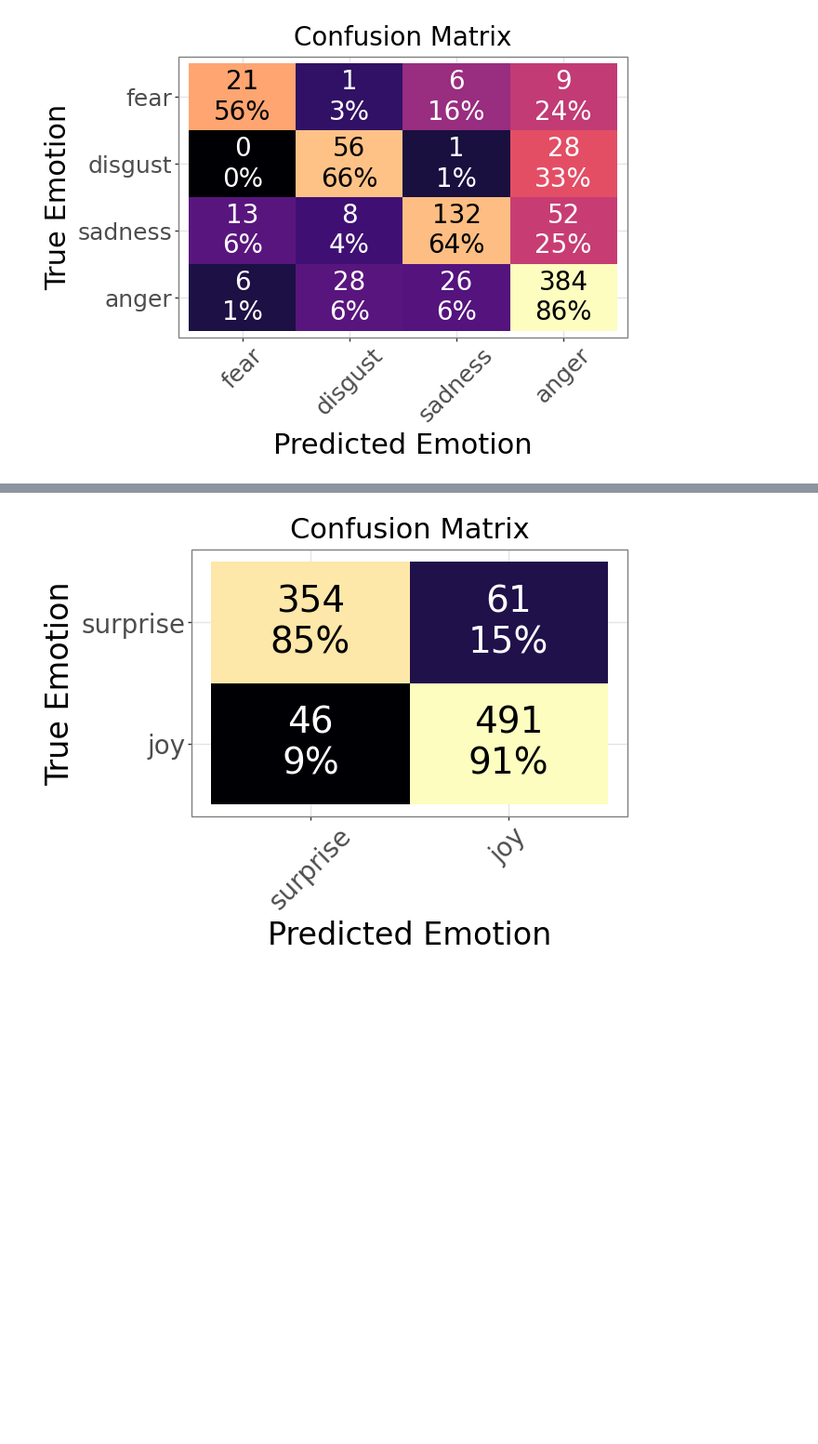
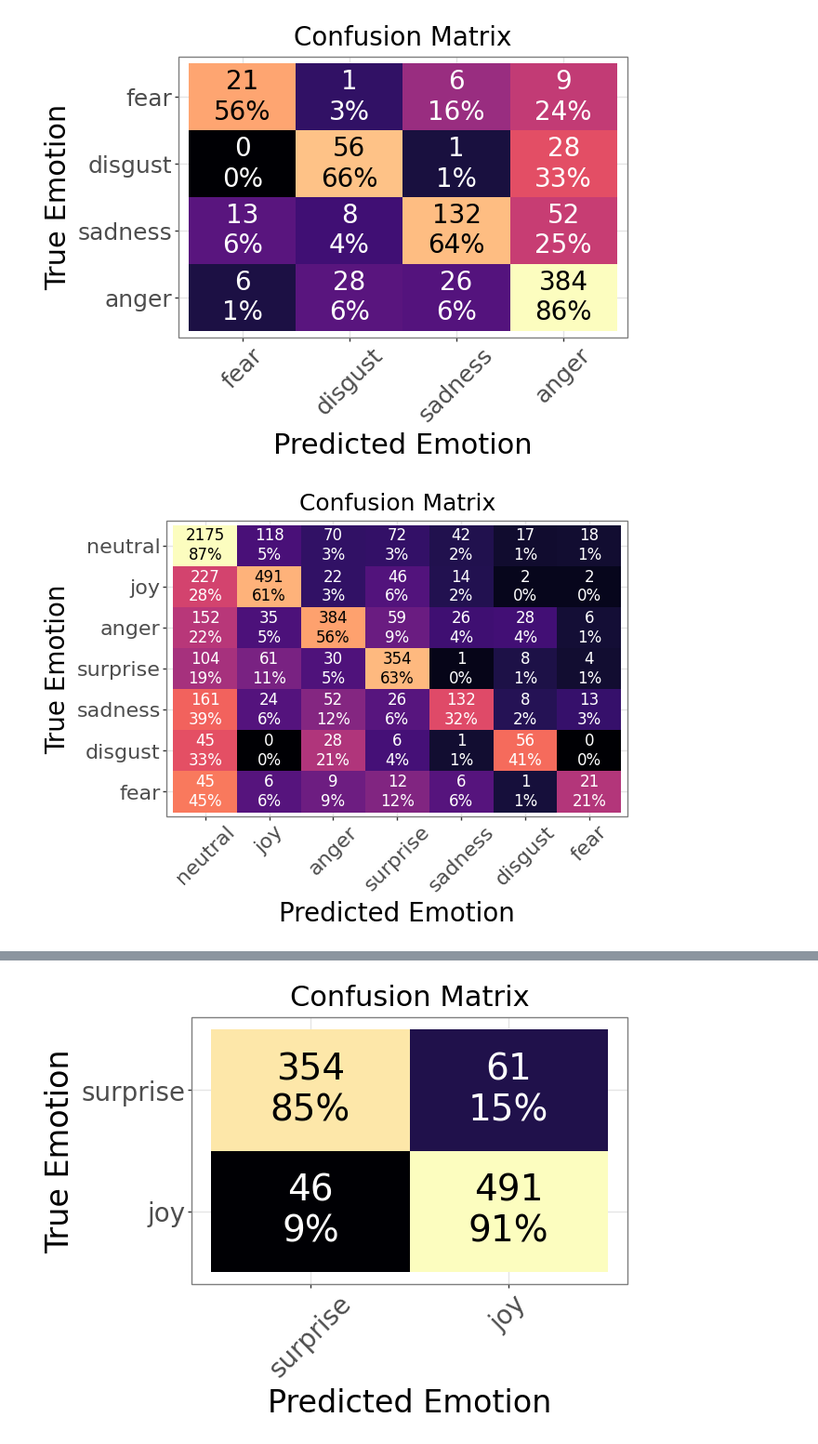
Before and after one commit to HenFo/Masterarbeit, a Jupyter notebook: analysis/mm_models/discussion_meld.ipynb, the cells around one changed output, grey strips where cells are left out. Shown at 93% size. Saved outputs shown, nothing was run; the diff lists cells and outputs as text; code cells hidden in the pictures; blank space fills up the shorter version.

```diff
--- a/analysis/mm_models/discussion_meld.ipynb
+++ b/analysis/mm_models/discussion_meld.ipynb
@@ -28,6 +28,7 @@ def get_result_dataframe(dataset: str) -> pd.DataFrame:
     assert len(fusion_df) == len(concat_df)
 
     results = utils.merge_result_dataframes([fusion_df, concat_df], ["fusion", "concat"])
+    results = utils.extract_dialogue_information(results)
 
     return results
 
@@ -57,7 +58,7 @@ meld_classify_sentiment = partial(utils.classify_sentiment, positive=meld_positi
 
 df["emotion_sentiment"] = df["target"].apply(meld_classify_sentiment)
 df_long = df.melt(
-    id_vars=["emotion_sentiment", "target"],
+    id_vars=["emotion_sentiment", "target", "utterance"],
     value_vars=["output", "output_concat"],
     var_name="source",
     value_name="output_long",
@@ -92,3 +93,12 @@ utils.print_confusion_matrix(
 )
 # %% [output]
 [figure]
+# %%
+utils.print_confusion_matrix(
+    df_long,
+    target_labels=labels[::-1],
+    output_column="output_long",
+    target_column="target"
+    )
+# %% [output]
+[figure, added]
```
Also changed, not shown: parts of 2 cells of this notebook, 1 other file.
